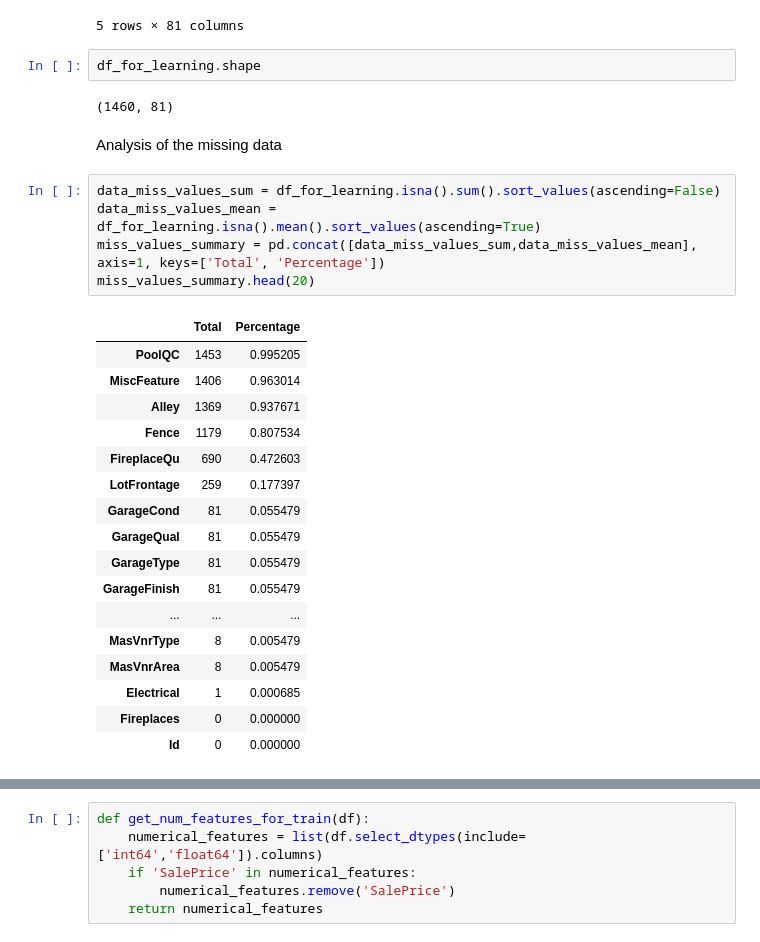
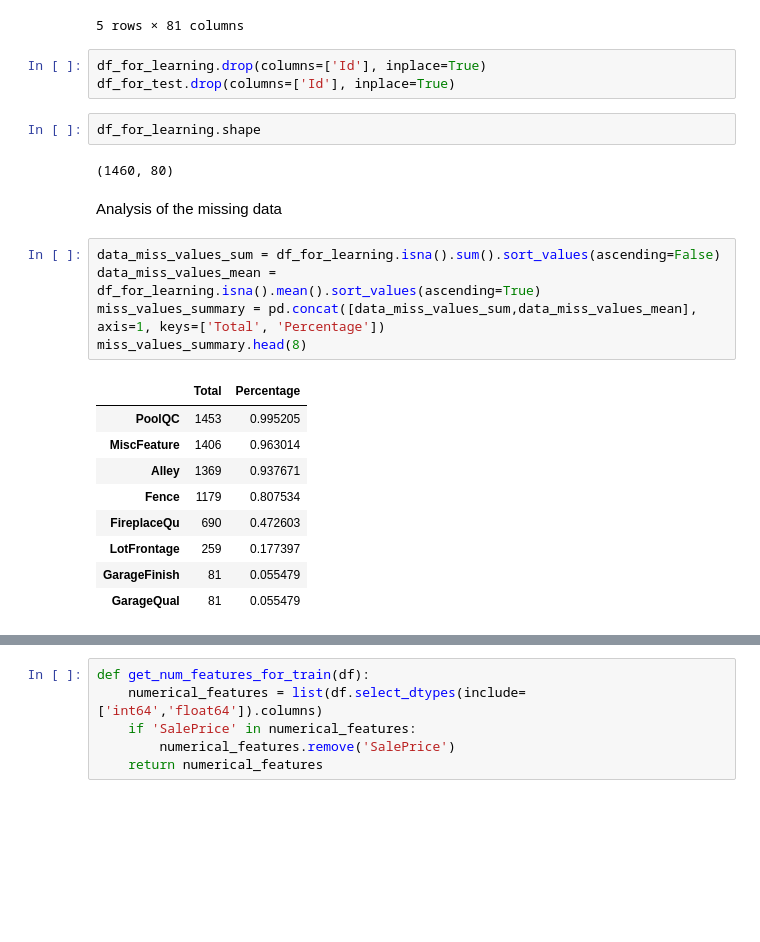
Before and after one commit to Ilshat-Akhmetov/House_Prices_Kaggle_Competition, a Jupyter notebook: House_Prices_Kaggle_Competition.ipynb, the cells around one changed output, grey strips where cells are left out. Drawn from its saved outputs; the diff is of its cells as text; blank space fills up the shorter version.

```diff
--- a/House_Prices_Kaggle_Competition.ipynb
+++ b/House_Prices_Kaggle_Competition.ipynb
@@ -46,33 +45,28 @@ df_for_learning.head(5)
 | 3 | 4 | 70 | RL | 60.0 | 9550 | Pave | NaN | IR1 | Lvl | ... |
 | 4 | 5 | 60 | RL | 84.0 | 14260 | Pave | NaN | IR1 | Lvl | ... |
 5 rows × 81 columns
+# %%
+df_for_learning.drop(columns=['Id'], inplace=True)
+df_for_test.drop(columns=['Id'], inplace=True)
 # %%
 df_for_learning.shape
 # %% [output]
-(1460, 81)
+(1460, 80)
 # %% [markdown]
 Analysis of the missing data
 # %%
 data_miss_values_sum = df_for_learning.isna().sum().sort_values(ascending=False)
 data_miss_values_mean = df_for_learning.isna().mean().sort_values(ascending=True)
 miss_values_summary = pd.concat([data_miss_values_sum,data_miss_values_mean], axis=1, keys=['Total', 'Percentage'])
-miss_values_summary.head(20)
+miss_values_summary.head(8)
 # %% [output]
 |  | Total | Percentage |
 | PoolQC | 1453 | 0.995205 |
 | MiscFeature | 1406 | 0.963014 |
 | Alley | 1369 | 0.937671 |
 | Fence | 1179 | 0.807534 |
 | FireplaceQu | 690 | 0.472603 |
 | LotFrontage | 259 | 0.177397 |
-| GarageCond | 81 | 0.055479 |
+| GarageFinish | 81 | 0.055479 |
 | GarageQual | 81 | 0.055479 |
-| GarageType | 81 | 0.055479 |
-| GarageFinish | 81 | 0.055479 |
-| ... | ... | ... |
-| MasVnrType | 8 | 0.005479 |
-| MasVnrArea | 8 | 0.005479 |
-| Electrical | 1 | 0.000685 |
-| Fireplaces | 0 | 0.000000 |
-| Id | 0 | 0.000000 |
 # %%
```
Also changed, not shown: parts of 86 cells of this notebook, 1 other file.
